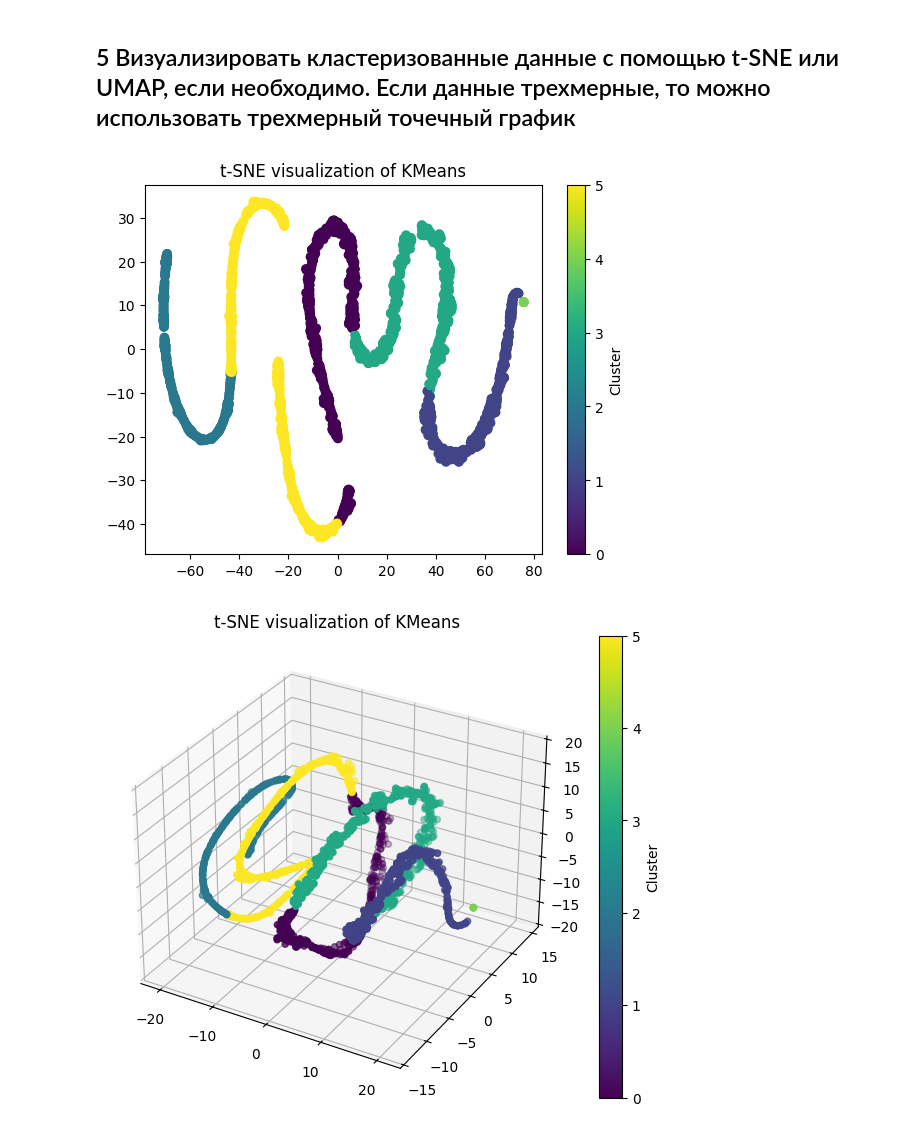
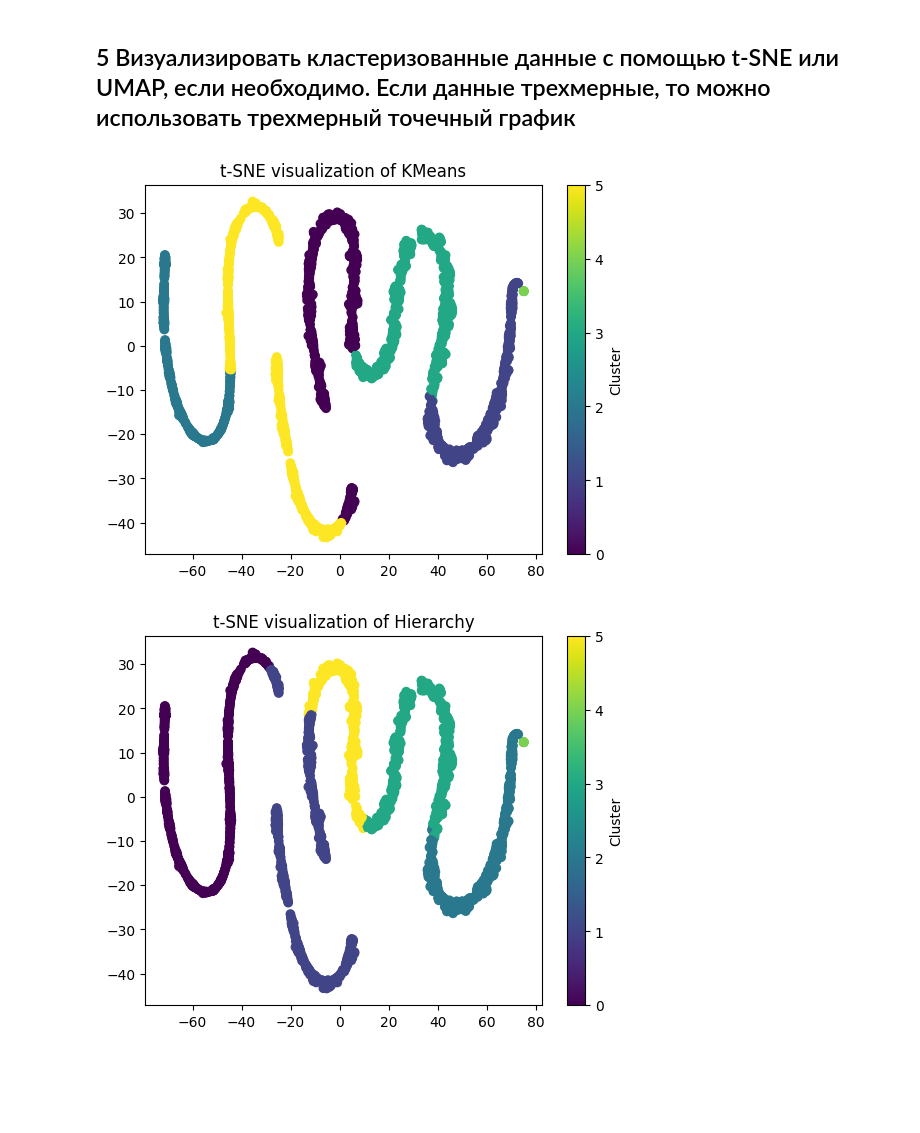
Before and after one commit to temerk1n/volvo-data-big, a Jupyter notebook: pr6/pr6.ipynb, the cells around one changed output. Drawn from its saved outputs; the diff is of its cells as text; code cells hidden in the pictures; blank space fills up the shorter version.

```diff
--- a/pr6/pr6.ipynb
+++ b/pr6/pr6.ipynb
@@ -112,0 +88,17 @@ Name: count, dtype: int64
+# %%
+model1 = KMeans(n_clusters=7, random_state=111, init="k-means++")
+clustering = model1.fit(data)
+data["Cluster"] = clustering.labels_
+
+fig = go.Figure(data=[go.Scatter(x=data["MntWines"],
+                                    y=data["Income"],
+                                    mode="markers",
+                                    marker_color=data["Cluster"]
+                                    )])
+fig.update_layout(xaxis_title="Amount spent on wine in last 2 years",
+                    yaxis_title="Customer's yearly household income")
+fig.show()
+
+kmeans = data.copy()
+kmeans["Cluster"] = model1.labels_
+kmeans["Cluster"].value_counts()
@@ -118,7 +120,7 @@ from sklearn.cluster import AgglomerativeClustering
 import plotly.graph_objs as go
 
 
-model2 = AgglomerativeClustering(n_clusters=6, compute_distances=True)
+model2 = AgglomerativeClustering(n_clusters=7, compute_distances=True)
 clustering = model2.fit(data)
 data["Cluster"] = clustering.labels_
 
@@ -151,7 +153,7 @@ from sklearn.cluster import DBSCAN
 import plotly.graph_objs as go
 
 
-model3 = DBSCAN(eps=240, min_samples=5).fit(data)
+model3 = DBSCAN(eps=40, min_samples=5).fit(data)
 data["Cluster"] = model3.labels_
 fig = go.Figure(data=[go.Scatter(x=data["MntWines"],
                                  y=data["Income"],
@@ -188,35 +182,26 @@ Name: count, dtype: int64
 # %%
 from sklearn.manifold import TSNE
 import seaborn as sns
 
-def visualize_clusters(X, labels, algorithm, n_components=2):
-    tsne = TSNE(n_components=n_components, random_state=111)
+def visualize_clusters(X, labels, algorithm):
+    tsne = TSNE(n_components=2, random_state=111)
 
     tsne_results = tsne.fit_transform(X)
 
-    if (n_components == 2):
-        plt.scatter(tsne_results[:, 0], tsne_results[:, 1], c=labels, cmap='viridis')
-        plt.colorbar(label='Cluster')
-        plt.title(f't-SNE visualization of {algorithm}')
-    elif (n_components == 3):
-        fig = plt.figure(figsize=(8, 6))
-        ax = fig.add_subplot(111, projection='3d')
-        scatter = ax.scatter(tsne_results[:, 0], tsne_results[:, 1], tsne_results[:, 2], c=labels, cmap='viridis')
-        plt.colorbar(scatter, ax=ax, label='Cluster')
-
+    plt.scatter(tsne_results[:, 0], tsne_results[:, 1], c=labels, cmap='viridis')
+    plt.colorbar(label='Cluster')
     plt.title(f't-SNE visualization of {algorithm}')
     plt.show()
 
 dimensions = [2, 3]
 clusters = [
     {'name': 'KMeans', 'data': kmeans},
     {'name': 'Hierarchy', 'data': hierarchy},
     {'name': 'DBSCAN', 'data': dbscan},
 ]
 
 for cluster in clusters:
-    for dim in dimensions:
-        visualize_clusters(data, cluster['data']['Cluster'], cluster['name'], dim)
+    visualize_clusters(data, cluster['data']['Cluster'], cluster['name'])
 # %% [output]
-[figure, old version]
+[figure, new version]
-[figure, old version]
+[figure, new version]
```
Also changed, not shown: parts of 4 cells of this notebook, 3 other files.
